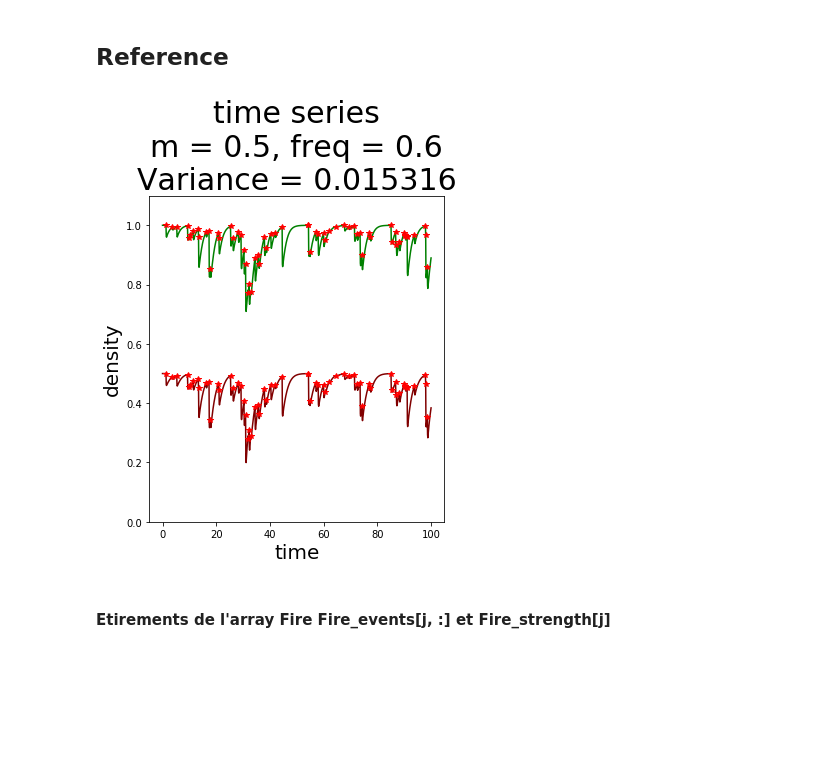
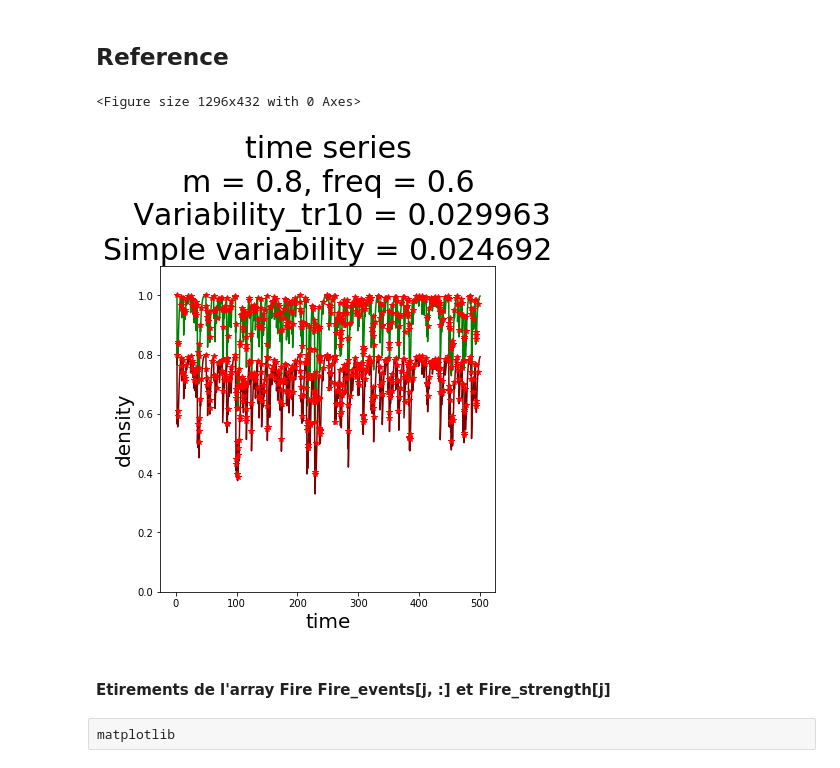
Before and after one commit to cavaillesj/-ecosystem_behavior, a Jupyter notebook: Variability VS frequency.ipynb, the cells around one changed output. Drawn from its saved outputs; the diff is of its cells as text; code cells hidden in the pictures; blank space fills up the shorter version.

```diff
--- a/Variability VS frequency.ipynb
+++ b/Variability VS frequency.ipynb
@@ -18,11 +23,11 @@ Init = [1., .5]
 Param_freq = {"p":  .8}#2
 dt = min([0.1, 0.1/Param_freq["p"]]) ### Use small $dt$ (it could increse when we change the frequency) CHANGED
 dt_ref = dt
-finalTime = 100
+finalTime = 500
 finalTime_ref = finalTime
 
 Param_strength = {"scale":0.01} # 0.0008
-Param_coupled = {"alpha":10., # 20
+Param_coupled = {"alpha":5., # 20
                  "beta":1.}# 500
 
 
@@ -41,27 +43,34 @@ nParall = len(M)
 # %% [markdown]
 ## Reference
+# %%
+Freq_v = [0.6, 0.8, 1.0, 1.2, 1.4, 1.6, 2., 2.5, 3.]
+M_v = [0.8, 0.9, 1., 1.05, 1.1]
+#nParall = len(M)
 # %%
 #Fire_events = np.zeros((nParall, 1000), dtype="bool")
 #Fire_strength = np.zeros((nParall, 1000))
-freq_ref = 0.6
+freq_ref = Freq_v[0]
 plt.figure(figsize = (18, 6))
 
-m_ref = M[0]
+m_ref = M_v[0]
 Param_phy[1] = m_ref
 Init[1] = Param_phy[1]
 dt=dt_ref
 O = Ode(model = "allee_effect_adi", Init=Init, Param_phy= Param_phy, finalTime = finalTime, dt=dt, Fire_param = Fire_param)
 nbreIter_ref = O.NbreIte
 Fire_events = O.Fire_events
 Fire_strength = O.Fire_strength
 O.solve_by_part()
 var = O.variability("N+W")
+var_a = np.var(O.N+O.W)
 #plt.figure(figsize = (12, 6))
-plt.subplot(1, nParall, j+1)
+#plt.subplot(1, nParall, j+1)
+plt.figure(figsize = (6, 6))
 O.plot_time_series(generation=False, show=False, legend = False)
-plt.title("time series\nm = "+str(m_ref)+", freq = "+str(freq_ref)+"\nVariance = "+str(round(var, 6)), fontsize = 30)
+plt.title("time series\nm = "+str(m_ref)+", freq = "+str(freq_ref)+"\n   Variability_tr10 = "+str(round(var, 6))+"\nSimple variability = "+str(round(var_a, 6)), fontsize = 30)
 plt.show()
 # %% [output]
+<Figure size 1296x432 with 0 Axes>
-[figure, old version]
+[figure, new version]
 # %% [markdown]
 #### Etirements de l'array Fire Fire_events[j, :] et Fire_strength[j]
@@ -70 +77,3 @@ Freq = [0.6, .8, 1., 1.2, 1.4, 1.6]
+# %% [raw]
+matplotlib
 # %%
```
Also changed, not shown: parts of 12 cells of this notebook, 8 other files.
